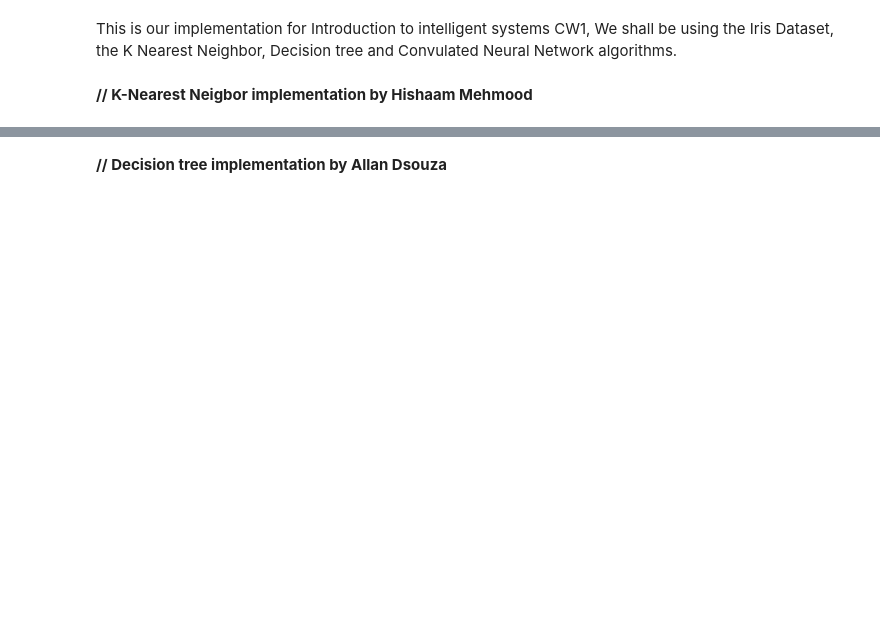
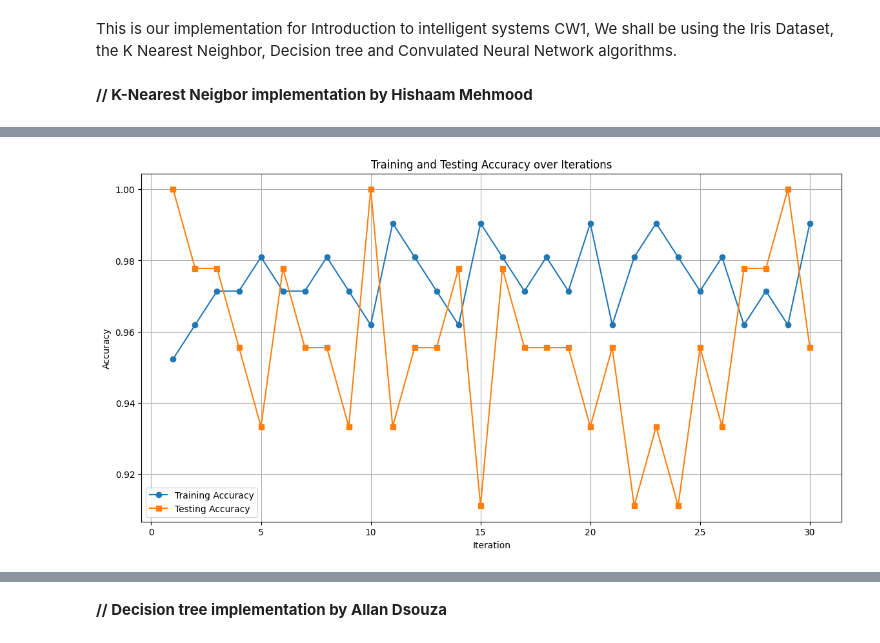
Before and after one commit to Joeldemon7/Iris_dataset, a Jupyter notebook: Python_Code.ipynb, the cells around one changed output, grey strips where cells are left out. Drawn from its saved outputs; the diff is of its cells as text; code cells hidden in the pictures; blank space fills up the shorter version.

Commit message:
Created using Colab Group

```diff
--- a/Python_Code.ipynb
+++ b/Python_Code.ipynb
@@ -150,5 +6,0 @@ plt.gca().spines[['top', 'right',]].set_visible(False)
-# %%
- # Splitting the data into Training data and test data
-
-from sklearn.model_selection import train_test_split
-x_train, x_test, y_train, y_test = train_test_split(first_data[['sepal length (cm)','sepal width (cm)','petal length (cm)','petal width (cm)']], first_data['Species'], random_state=0 )
@@ -197,2 +6,0 @@ knn = KNeighborsClassifier(n_neighbors=1)
-# %%
-knn.fit(x_train, y_train) # fitting the KNN with training data
@@ -242,0 +14,86 @@ array(['setosa'], dtype=object)
+# %%
+# Loading the iris dataset
+iris = load_iris()
+X = iris.data
+y = iris.target
+# %%
+# these are validation parameters
+num_iterations = 30
+test_size = 0.3
+random_state = 42
+k_neighbors = 5
+# %%
+# Stores the accuracies for each test iteration
+train_accuracies = []# s
+test_accuracies = []
+
+for i in range(num_iterations):
+    # Splitting the data into training and testing sets
+    X_train, X_test, y_train, y_test = train_test_split(X, y, test_size=test_size, random_state=random_state + i)
+
+    # Training the KNN model
+    knn = KNeighborsClassifier(n_neighbors=k_neighbors)
+    knn.fit(X_train, y_train)
+
+    # Predicting the training set results
+    y_train_pred = knn.predict(X_train)
+    train_accuracy = accuracy_score(y_train, y_train_pred)
+    train_accuracies.append(train_accuracy)
+
+    # Predicting the test set results
+    y_test_pred = knn.predict(X_test)
+    test_accuracy = accuracy_score(y_test, y_test_pred)
+    test_accuracies.append(test_accuracy)
+
+# Plotting the accuracies
+plt.figure(figsize=(14, 7))
+plt.plot(range(1, num_iterations + 1), train_accuracies, label='Training Accuracy', marker='o')
+plt.plot(range(1, num_iterations + 1), test_accuracies, label='Testing Accuracy', marker='s')
+plt.xlabel('Iteration')
+plt.ylabel('Accuracy')
+plt.title('Training and Testing Accuracy over Iterations')
+plt.legend()
+plt.grid(True)
+plt.show()
+
+# Training the final model
+knn = KNeighborsClassifier(n_neighbors=k_neighbors)
+knn.fit(X_train, y_train)
+
+# Predicting the test set results
+y_pred = knn.predict(X_test)
+
+# Evaluating the model
+accuracy = accuracy_score(y_test, y_pred)
+print(f"Accuracy: {accuracy}")
+
+print("Classification Report:")
+print(classification_report(y_test, y_pred, target_names=iris.target_names))
+
+print("Confusion Matrix:")
+print(confusion_matrix(y_test, y_pred))
+
+# Visualising the results using a scatter plot
+plt.figure(figsize=(10, 6))
+
+# Scatter plot of our true classes of the test data
+colors = ['blue', 'green', 'red']
+for i, color in zip(range(3), colors):
+    idx = np.where(y_test == i)
+    plt.scatter(X_test[idx, 0], X_test[idx, 1], c=color, label=f"True {iris.target_names[i]}", edgecolor='black')
+
+# Predicting class scatter plots with different markers
+markers = ['o', 's', '^']
+for i, marker in zip(range(3), markers):
+    idx = np.where(y_pred == i)
+    plt.scatter(X_test[idx, 0], X_test[idx, 1], facecolors='none', edgecolors=colors[i], marker=marker, label=f'Predicted {iris.target_names[i]}', alpha=0.5)
+
+# Adding labels, title, and a legend display
+plt.xlabel(iris.feature_names[0])
+plt.ylabel(iris.feature_names[1])
+plt.title("KNN Predictions on Iris Test Data")
+plt.legend(loc='best', bbox_to_anchor=(1.05, 1), borderaxespad=0.)
+plt.tight_layout()
+plt.show()
+# %% [output]
+[figure, added]
```
Also changed, not shown: parts of 50 cells of this notebook.
